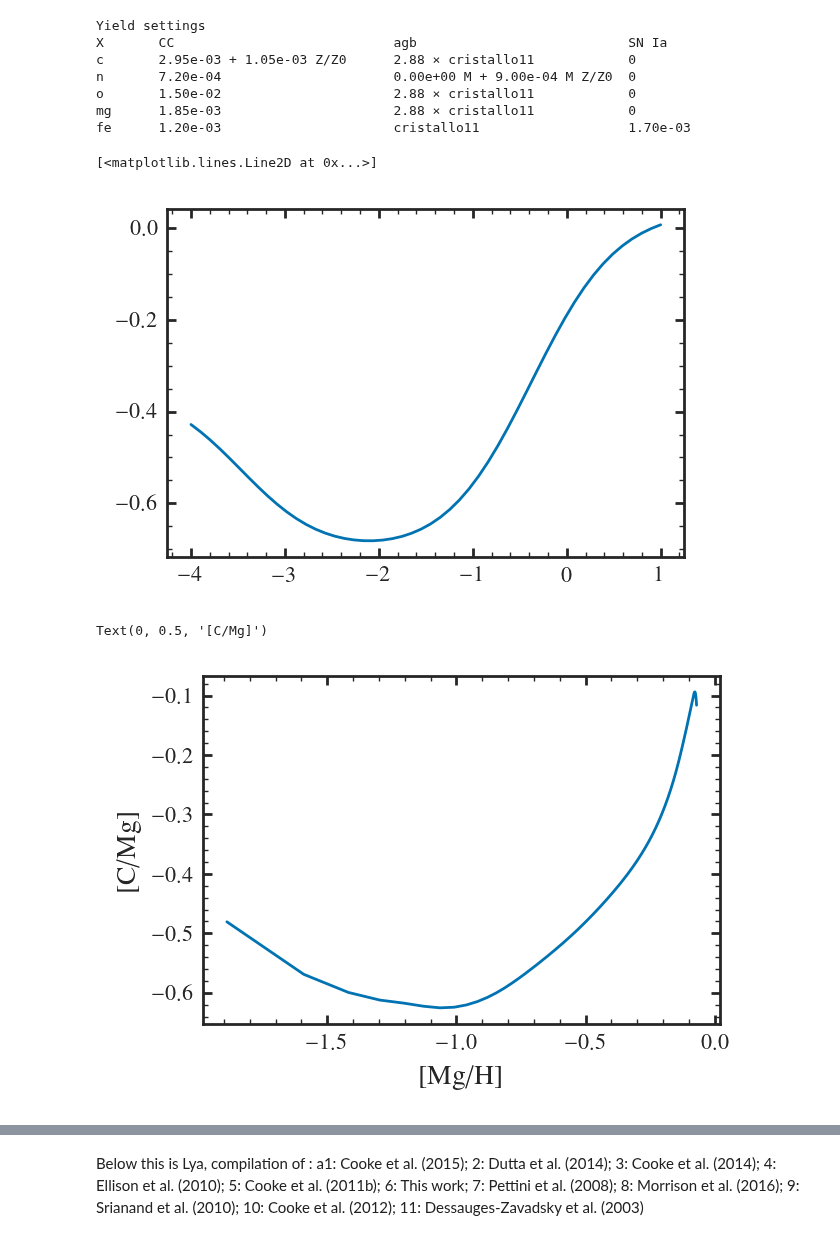
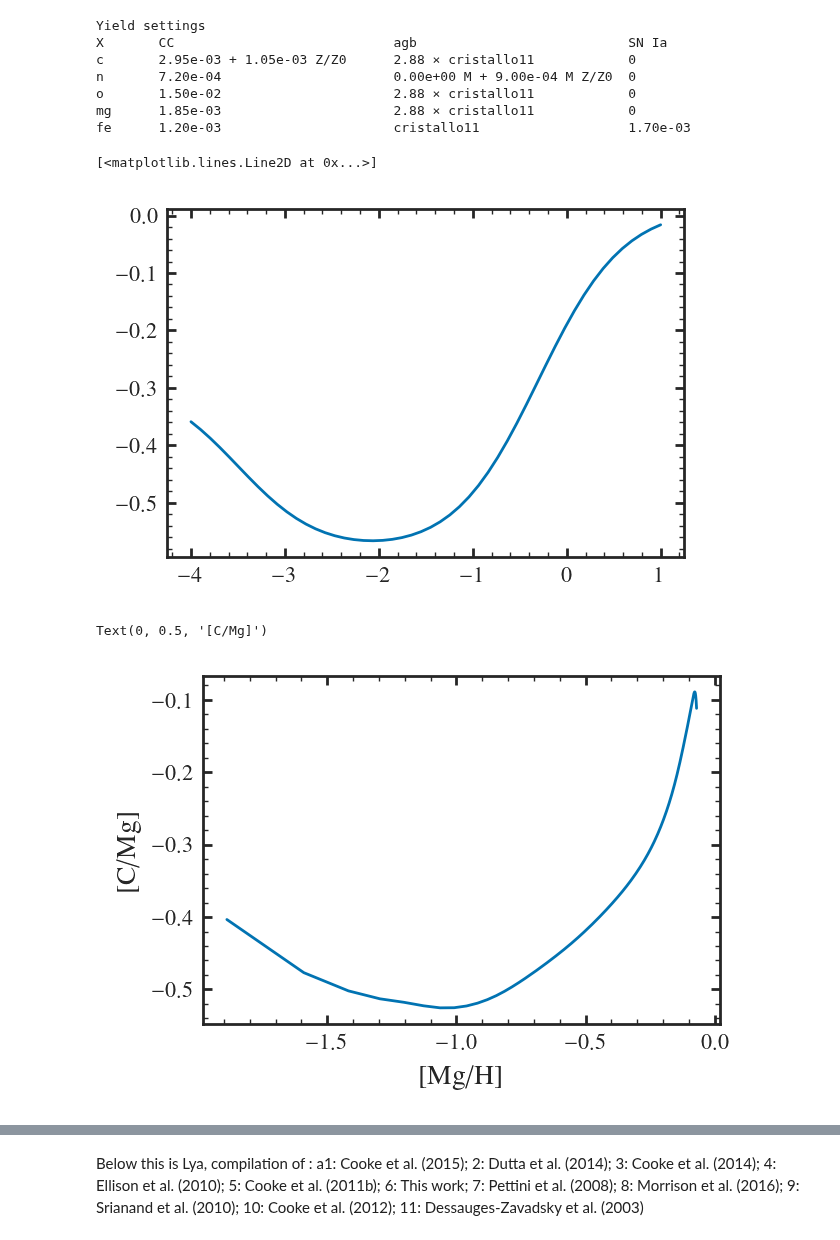
Before and after one commit to aeyobd/surp, a Jupyter notebook: notebooks/data_analysis/summary_plot.ipynb, the cells around one changed output, grey strips where cells are left out. Cells and saved outputs as stored; diff of their text form; code cells hidden in the pictures.

```diff
--- a/notebooks/data_analysis/summary_plot.ipynb
+++ b/notebooks/data_analysis/summary_plot.ipynb
@@ -41,14 +42,14 @@ mg      1.85e-03                      2.88 × cristallo11            0
 fe      1.20e-03                      cristallo11                   1.70e-03
 # %%
 def y_cc_c(Z):
-    return yields.LinCC(0.7, 0.004, pop_iii=0.2)(Z)
+    return yields.LinCC(0.6, 0.004, pop_iii=0.2)(Z)
 
 
 MoverH = np.linspace(-4, 1)
 plt.plot(MoverH, np.log10(y_cc_c(0.014*10**MoverH)/0.015) - np.log10(vice.solar_z("c")/vice.solar_z("o")))
 # %% [output]
 [<matplotlib.lines.Line2D at 0x...>]
-[figure, old version]
+[figure, new version]
 # %%
 vice.yields.ccsne.settings["c"] = y_cc_c
 sz = vice.singlezone(elements=["o", "mg", "c", "fe"], dt=0.005)
@@ -59,7 +60,7 @@ plt.xlabel("[Mg/H]")
 plt.ylabel("[C/Mg]")
 # %% [output]
 Text(0, 0.5, '[C/Mg]')
-[figure, old version]
+[figure, new version]
 # %%
 plt.figure(figsize=(7, 10/3))
 
```
Also changed, not shown: parts of 3 cells of this notebook, 7 other files.
